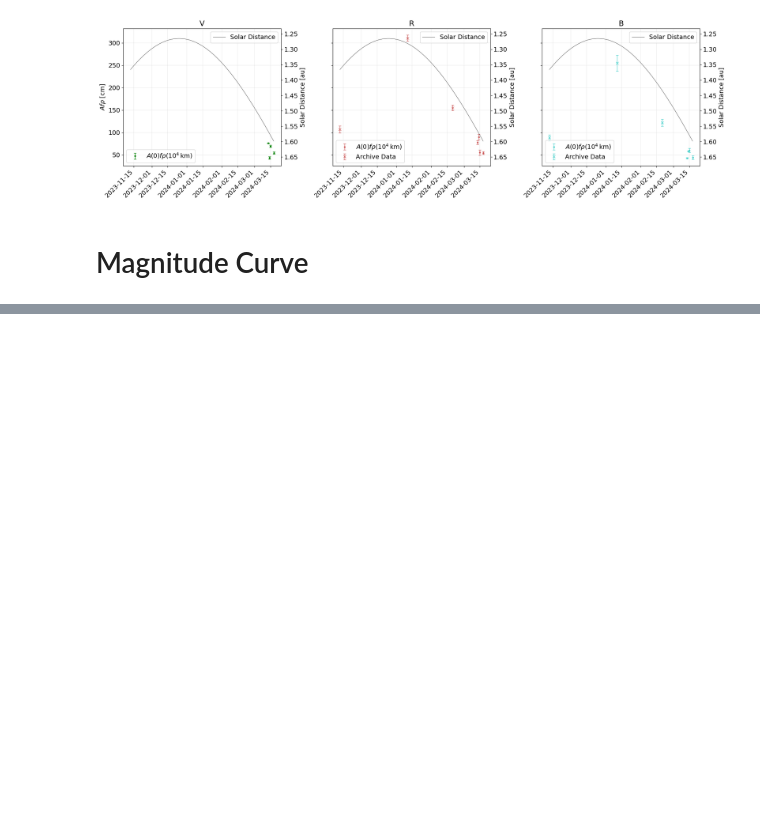
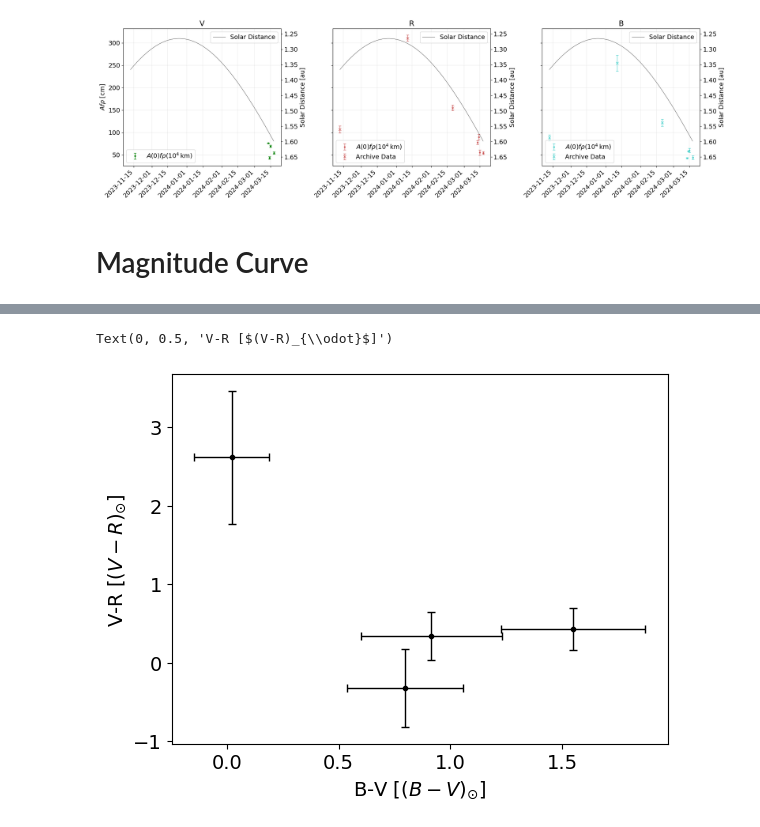
Before and after one commit to daraghhollman/Comet62P-Tsuchinshan, a Jupyter notebook: Scripts/aperturePhotometry.ipynb, the cells around one changed output, grey strips where cells are left out. Saved outputs shown, nothing was run; the diff lists cells and outputs as text; code cells hidden in the pictures; blank space fills up the shorter version.

```diff
--- a/Scripts/aperturePhotometry.ipynb
+++ b/Scripts/aperturePhotometry.ipynb
@@ -596,0 +624,28 @@ for magnitude in nucleusMagnitudes:
+# %%
+colourDataPaths = natsorted(glob("../DataProducts/Colours/*"))
+
+bvIndices = []
+vrIndices = []
+
+bvErrors = []
+vrErrors = []
+
+for path in colourDataPaths:
+
+    bvIndex, vrIndex, bvError, vrError = np.loadtxt(path)
+
+    bvIndices.append(bvIndex)
+    vrIndices.append(vrIndex)
+
+    bvErrors.append(bvError)
+    vrErrors.append(vrError)
+
+fig, ax = plt.subplots()
+
+ax.errorbar(bvIndices, vrIndices, xerr=bvErrors, yerr=vrErrors, fmt=".", capsize=3, lw=1, color="black")
+
+ax.set_xlabel("B-V [$(B-V)_{\odot}$]")
+ax.set_ylabel("V-R [$(V-R)_{\odot}$]")
+# %% [output]
+Text(0, 0.5, 'V-R [$(V-R)_{\\odot}$]')
+[figure, added]
```
Also changed, not shown: parts of 10 cells of this notebook, 3 other files.
